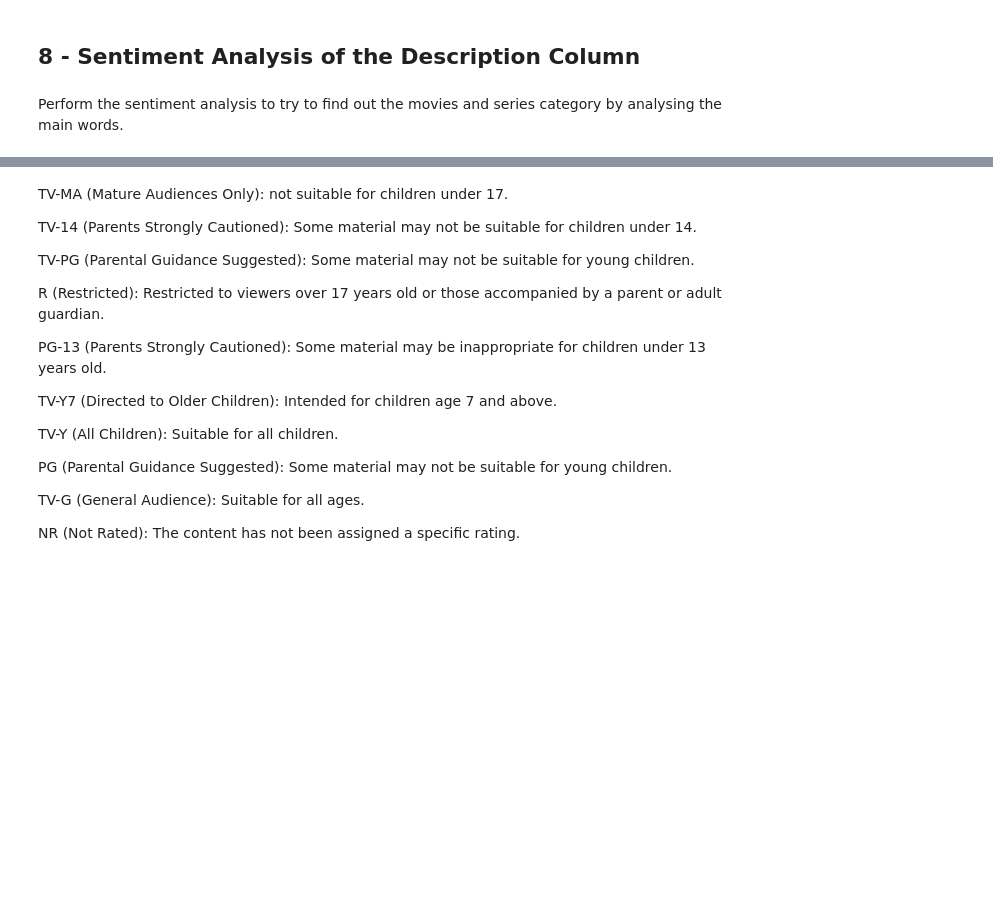
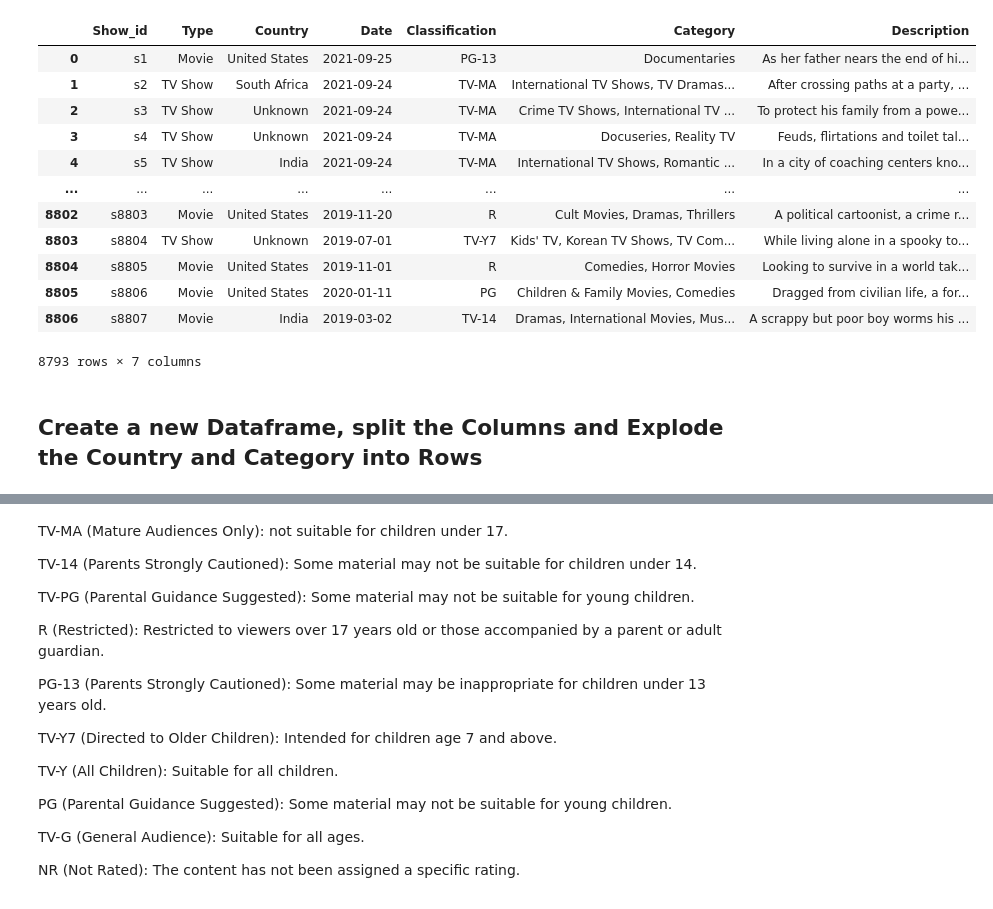
Before and after one commit to pmortada/Netflix, a Jupyter notebook: Netflix_EDA.ipynb, the cells around one changed output, grey strips where cells are left out. Saved outputs shown, nothing was run; the diff lists cells and outputs as text; code cells hidden in the pictures; blank space fills up the shorter version.

```diff
--- a/Netflix_EDA.ipynb
+++ b/Netflix_EDA.ipynb
@@ -88,2 +147,0 @@ dtype: int64
-# %%
-movies= movies.dropna(subset = ['Duration','Classification', 'Date'])
@@ -110,2 +147,0 @@ As there are a lot of NANs I decided to replace by Unknown to not affect the ana
-# %%
-movies[['Country', 'Cast', 'Director']] = movies[['Country', 'Cast', 'Director']].replace(np.nan, 'Unknown')
@@ -341,4 +147,0 @@ country_clean = country_clean.to_csv('country_clean.csv', index=False)
-# %% [markdown]
-## 8 - Sentiment Analysis of the Description Column
-# %% [markdown]
-Perform the sentiment analysis to try to find out the movies and series category by analysing the main words.
@@ -354,0 +148,18 @@ import nltk
+# %%
+movies
+# %% [output]
+|  | Show_id | Type | Country | Date | Classification | Category | Description |
+| 0 | s1 | Movie | United States | 2021-09-25 | PG-13 | Documentaries | As her father nears the end of hi... |
+| 1 | s2 | TV Show | South Africa | 2021-09-24 | TV-MA | International TV Shows, TV Dramas... | After crossing paths at a party, ... |
+| 2 | s3 | TV Show | Unknown | 2021-09-24 | TV-MA | Crime TV Shows, International TV ... | To protect his family from a powe... |
+| 3 | s4 | TV Show | Unknown | 2021-09-24 | TV-MA | Docuseries, Reality TV | Feuds, flirtations and toilet tal... |
+| 4 | s5 | TV Show | India | 2021-09-24 | TV-MA | International TV Shows, Romantic ... | In a city of coaching centers kno... |
+| ... | ... | ... | ... | ... | ... | ... | ... |
+| 8802 | s8803 | Movie | United States | 2019-11-20 | R | Cult Movies, Dramas, Thrillers | A political cartoonist, a crime r... |
+| 8803 | s8804 | TV Show | Unknown | 2019-07-01 | TV-Y7 | Kids' TV, Korean TV Shows, TV Com... | While living alone in a spooky to... |
+| 8804 | s8805 | Movie | United States | 2019-11-01 | R | Comedies, Horror Movies | Looking to survive in a world tak... |
+| 8805 | s8806 | Movie | United States | 2020-01-11 | PG | Children & Family Movies, Comedies | Dragged from civilian life, a for... |
+| 8806 | s8807 | Movie | India | 2019-03-02 | TV-14 | Dramas, International Movies, Mus... | A scrappy but poor boy worms his ... |
+8793 rows × 7 columns
+# %% [markdown]
+## Create a new Dataframe, split the Columns and Explode the Country and Category into Rows
```
Also changed, not shown: parts of 131 cells of this notebook.
